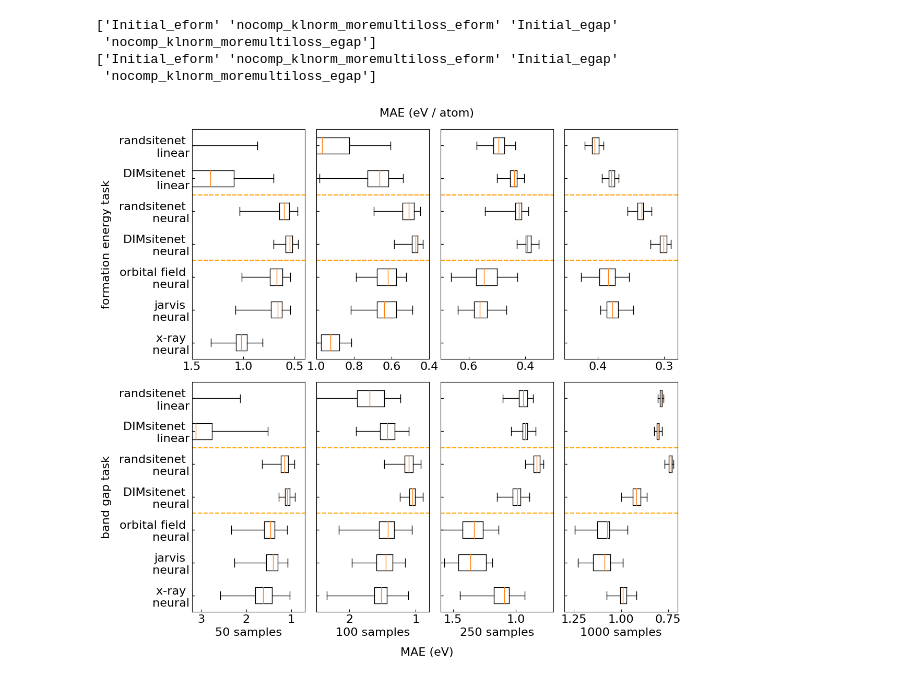
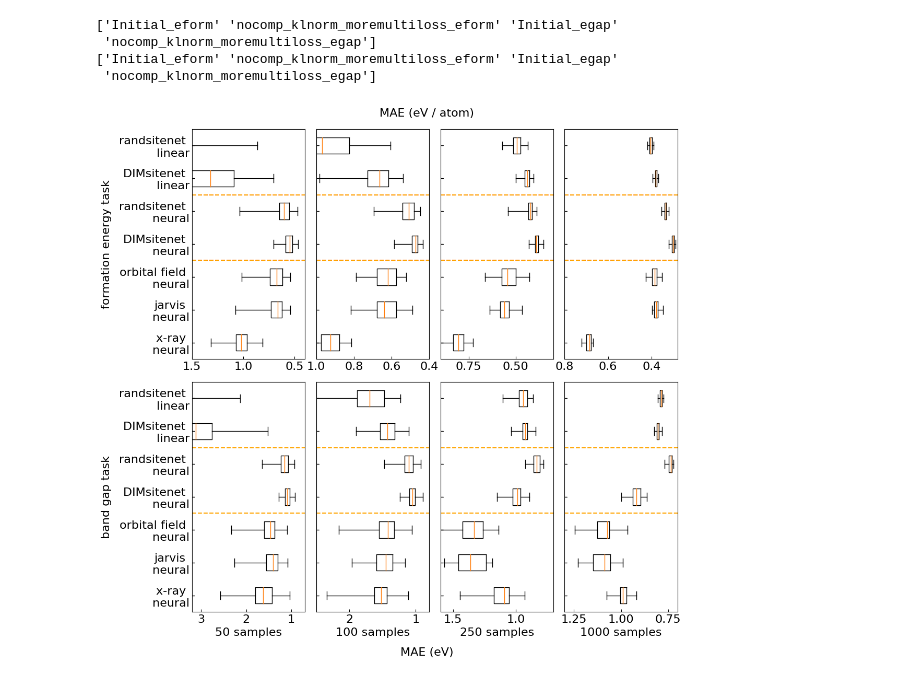
Before and after one commit to mm04926412/Site-Net, a Jupyter notebook: Downstream_MAEs_to_plots.ipynb, the cells around one changed output. Drawn from its saved outputs; the diff is of its cells as text; code cells hidden in the pictures.

```diff
--- a/Downstream_MAEs_to_plots.ipynb
+++ b/Downstream_MAEs_to_plots.ipynb
@@ -121,7 +121,7 @@ fig.text(0.5, 0.90, "MAE (eV / atom)", ha='center')
 ax_i = 0
 ax[0][0].set_ylabel("formation energy task",labelpad=10)
 
-for limit,name,xlim in zip([50,100,250,1000],["eformorbital_replearn_10.png","eformorbital_replearn_50.png","eformorbital_replearn_100.png","eformorbital_replearn_250.png","eformorbital_replearn_1000.png","eformorbital_replearn_10000.png"],[[1.5,0.4],[1,0.4],[0.7,0.3],[0.45,0.28]]):
+for limit,name,xlim in zip([50,100,250,1000],["eformorbital_replearn_10.png","eformorbital_replearn_50.png","eformorbital_replearn_100.png","eformorbital_replearn_250.png","eformorbital_replearn_1000.png","eformorbital_replearn_10000.png"],[[1.5,0.4],[1,0.4],[0.9,0.3],[0.8,0.28]]):
 
     vectors1 = RepMAE[(RepMAE["limit"] == limit) & (RepMAE["model"] == "Initial_eform")]
     vectors2 = RepMAE[(RepMAE["limit"] == limit) & (RepMAE["model"] == "nocomp_klnorm_moremultiloss_eform")]
@@ -152,31 +152,31 @@ fig.text(0.5, 0.04, "MAE (eV)", ha='center')
 
 ax_i = 0
 ax[1][0].set_ylabel("band gap task",labelpad=10)
 for limit,name,xlim  in zip([50,100,250,1000],["egaporbital_replearn_10.png","egaporbital_replearn_50.png","egaporbital_replearn_100.png","egaporbital_replearn_250.png","egaporbital_replearn_1000.png","egaporbital_replearn_10000.png"],[[3.2,0.7],[2.5,0.8],[1.6,0.7],[1.3,0.7]]):
 
     vectors1 = RepMAE[(RepMAE["limit"] == limit) & (RepMAE["model"] == "Initial_egap")]
     vectors2 = RepMAE[(RepMAE["limit"] == limit) & (RepMAE["model"] == "nocomp_klnorm_moremultiloss_egap")]
     vectors3 = egaporbitalMAE[(eformorbitalMAE["limit"] == limit) & (egaporbitalMAE["model"] == "egap_orbital")]
     vectors4 = egapjarvisMAE[(eformjarvisMAE["limit"] == limit) & (egapjarvisMAE["model"] == "egap_jarvis")]
     vectors5 = egapxrayMAE[(eformxrayMAE["limit"] == limit) & (egapxrayMAE["model"] == "egap_xray")]
 
     if ax_i == 0:
         ax[1][ax_i].boxplot([vectors1["lin_MAE"],vectors2["lin_MAE"],vectors1["nn_MAE"],vectors2["nn_MAE"],vectors3["nn_MAE"],vectors4["nn_MAE"],vectors5["nn_MAE"]],labels=["randsitenet \n linear","DIMsitenet \n linear","randsitenet \n neural","DIMsitenet \n neural","orbital field \n neural","jarvis \n neural","x-ray \n neural"],widths=0.5,vert=False,whis=100000000)
     else:
         ax[1][ax_i].boxplot([vectors1["lin_MAE"],vectors2["lin_MAE"],vectors1["nn_MAE"],vectors2["nn_MAE"],vectors3["nn_MAE"],vectors4["nn_MAE"],vectors5["nn_MAE"]],labels=["","","","","","",""],widths=0.5,vert=False,whis=100000000)
     [ax[0][ax_i].axhline(y, color = 'orange', linestyle='--') for y in [2.5,4.5]]
     [ax[1][ax_i].axhline(y, color = 'orange', linestyle='--') for y in [2.5,4.5]]
     ax[1][ax_i].set_ylim(7.5,0.5)
     ax[1][ax_i].set_xlim(xlim[0],xlim[1])
     ax[1][ax_i].set_xlabel(str(limit) + " samples")
 
     ax_i += 1
 
     fig.savefig("figure_representation.png",bbox_inches="tight")
     fig.show()
 # %% [output]
 ['Initial_eform' 'nocomp_klnorm_moremultiloss_eform' 'Initial_egap'
  'nocomp_klnorm_moremultiloss_egap']
 ['Initial_eform' 'nocomp_klnorm_moremultiloss_eform' 'Initial_egap'
  'nocomp_klnorm_moremultiloss_egap']
-[figure, old version]
+[figure, new version]
```
Also changed, not shown: parts of 3 cells of this notebook.
